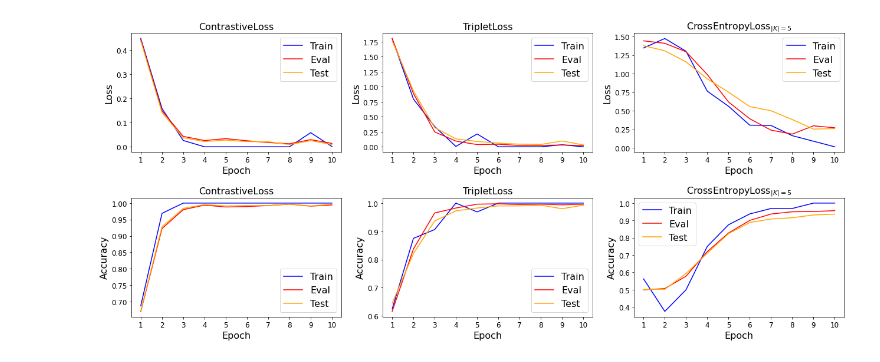
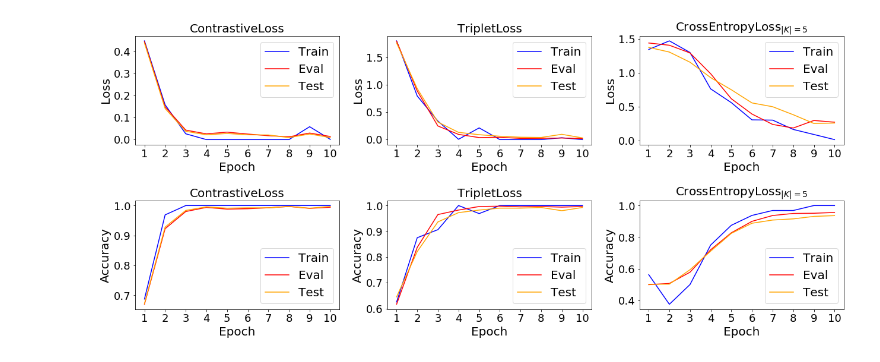
Before and after one commit to smtnkc/CoV-SNN, a Jupyter notebook: step10_plot_curves.ipynb, the cells around one changed output. Saved outputs shown, nothing was run; the diff lists cells and outputs as text; code cells hidden in the pictures.

```diff
--- a/step10_plot_curves.ipynb
+++ b/step10_plot_curves.ipynb
@@ -26,34 +32,34 @@ for title, dir in zip(titles, [stats_dir_cont, stats_dir_trip, stats_dir_cros]):
 fig, axs = plt.subplots(2, 3, figsize=(18, 8))
 
 for i, title in enumerate(titles):
     axs[0, i].plot(stats[title][0]["epoch"]+1, stats[title][0]["loss"], label="Train", color="blue")
     axs[0, i].plot(stats[title][1]["epoch"]+1, stats[title][1]["loss"], label="Eval", color="red")
     axs[0, i].plot(stats[title][2]["epoch"]+1, stats[title][2]["loss"], label="Test", color="orange")
     axs[0, i].set_title(title)
     axs[0, i].set_xlabel("Epoch")
     axs[0, i].set_ylabel("Loss")
     axs[0, i].legend()
     axs[0, i].set_xticks(stats[title][0]["epoch"]+1)  # Set x-ticks for each epoch
 
     axs[1, i].plot(stats[title][0]["epoch"]+1, stats[title][0]["accuracy"], label="Train", color="blue")
     axs[1, i].plot(stats[title][1]["epoch"]+1, stats[title][1]["accuracy"], label="Eval", color="red")
     axs[1, i].plot(stats[title][2]["epoch"]+1, stats[title][2]["accuracy"], label="Test", color="orange")
     axs[1, i].set_title(title)
     axs[1, i].set_xlabel("Epoch")
     axs[1, i].set_ylabel("Accuracy")
     axs[1, i].legend()
     axs[1, i].set_xticks(stats[title][0]["epoch"]+1)  # Set x-ticks for each epoch
 
-font_size = 16
+font_size = 20
 plt.rc('font', size=font_size)
 plt.rc('axes', titlesize=font_size)
 plt.rc('axes', labelsize=font_size)
-plt.rc('xtick', labelsize=font_size-4)
-plt.rc('ytick', labelsize=font_size-4)
+plt.rc('xtick', labelsize=font_size-2)
+plt.rc('ytick', labelsize=font_size-2)
 plt.rc('legend', fontsize=font_size)
 plt.rc('figure', titlesize=font_size)
 plt.tight_layout()
 plt.savefig("figures/loss_accuracy.pdf")
 plt.show()
 # %% [output]
-[figure, old version]
+[figure, new version]
```
Also changed, not shown: parts of 1 cell of this notebook, 35 other files.
